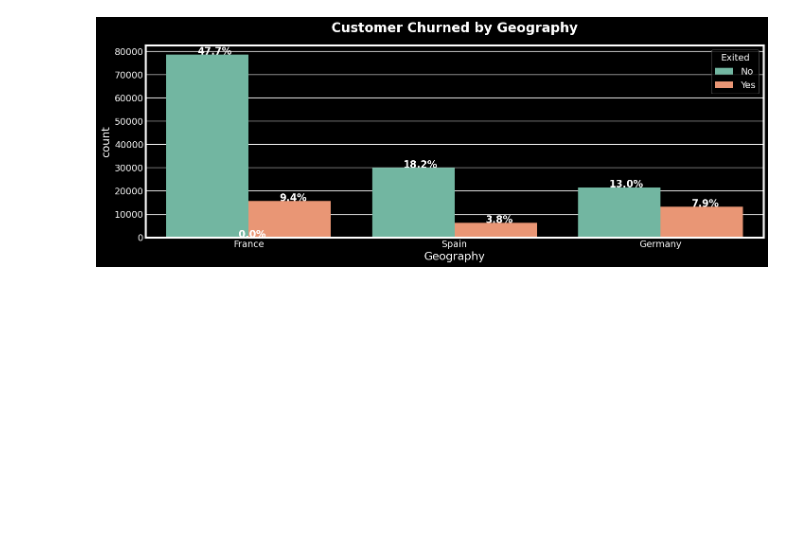
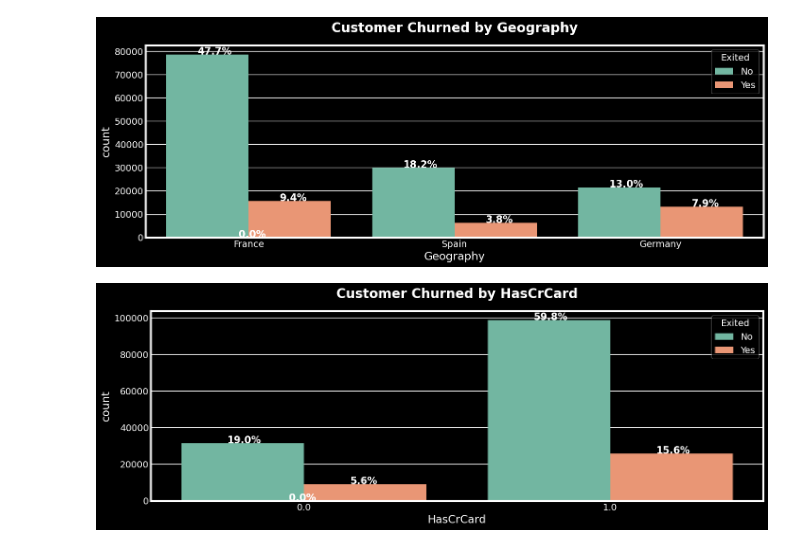
Before and after one commit to mateen-mk/Bank-Churn, a Jupyter notebook: notebooks/02-exploratory_data_analysis.ipynb, the cells around one changed output. Drawn from its saved outputs; the diff is of its cells as text; code cells hidden in the pictures; blank space fills up the shorter version.

```diff
--- a/notebooks/02-exploratory_data_analysis.ipynb
+++ b/notebooks/02-exploratory_data_analysis.ipynb
@@ -156,7 +156,7 @@ fig.show()
 data["Exited"].replace({0:"No",1:"Yes"},inplace=True)
 
 # Function for visualizing churn distribution for categorical features
-def countplot(column, figname=None):
+def countplot(column):
     # Set the dark background style
     plt.style.use('dark_background')
 
@@ -170,9 +170,10 @@ def countplot(column, figname=None):
 
     plt.title(f"Customer Churned by {column}",fontweight="black",size=20,pad=20)
     # Save image in png format
-    if figname:
-        image_path = os.path.join(EDA_FIG_DIR, figname + '.png')
-        plt.savefig(image_path, bbox_inches="tight")
+
+    figname = 'churn_by_' + str(column) + '.png'
+    image_path = os.path.join(EDA_FIG_DIR, figname)
+    plt.savefig(image_path, bbox_inches="tight")
     plt.show()
 # %% [markdown]
 #### Step 5.1: Churn by Gender
@@ -187,2 +188,6 @@ countplot('Geography', 'churn_by_geography')
 # %% [output]
 [figure]
+# %%
+countplot('HasCrCard')
+# %% [output]
+[figure, added]
```
Also changed, not shown: parts of 3 cells of this notebook.
